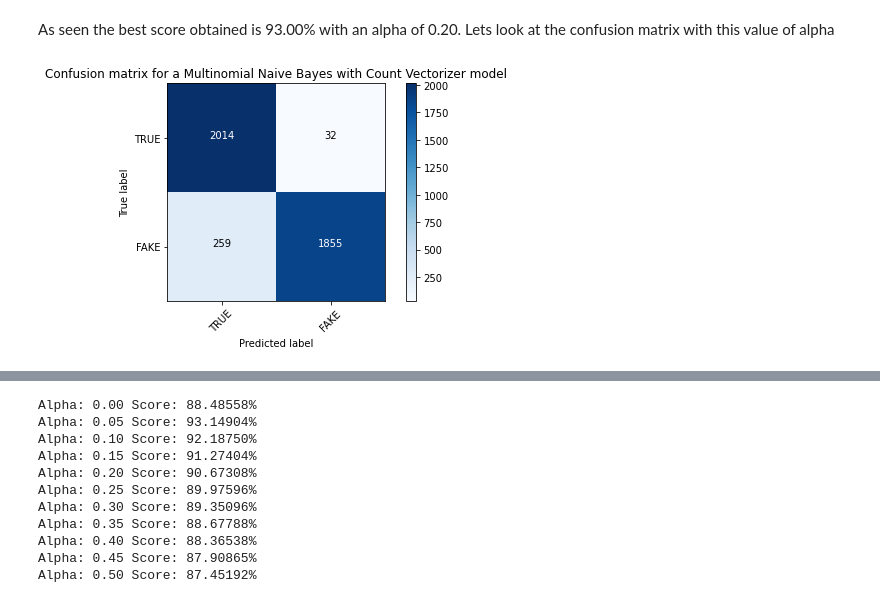
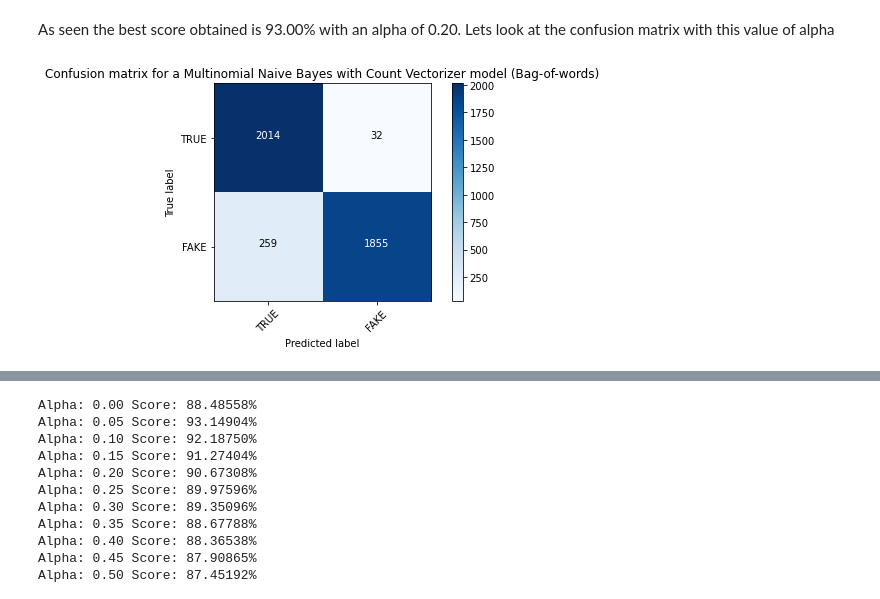
Before and after one commit to Cubba2412/Machine-Learning-Mini-project, a Jupyter notebook: FakeNewsPredictor.ipynb, the cells around one changed output, grey strips where cells are left out. Drawn from its saved outputs; the diff is of its cells as text; code cells hidden in the pictures.

```diff
--- a/FakeNewsPredictor.ipynb
+++ b/FakeNewsPredictor.ipynb
@@ -250,15 +236,15 @@ As seen the best score obtained is 93.00% with an alpha of 0.20. Lets look at th
 # %%
 # Create the Multinomial naive bayes classifier
 nb_classifier = MultinomialNB(alpha = 0.20)
 # Fit it to the data
 nb_classifier.fit(count_train, y_train)
 # Attempt to predict on the test data
 pred_nb_count = nb_classifier.predict(count_test)
 # Create confusion matrix and plot it:
 cm = metrics.confusion_matrix(y_test, pred_nb_count, labels=[0,1])
-plot_confusion_matrix(cm, classes=['TRUE','FAKE'], title ='Confusion matrix for a Multinomial Naive Bayes with Count Vectorizer model')
+plot_confusion_matrix(cm, classes=['TRUE','FAKE'], title ='Confusion matrix for a Multinomial Naive Bayes with Count Vectorizer model (Bag-of-words)')
 # %% [output]
-[figure, old version]
+[figure, new version]
 # %% [markdown]
 As seen we do get quite a lot of false positives which isn't great.
 ## Increasing the performance of Multinomial naive bayes
```
Also changed, not shown: parts of 10 cells of this notebook, 2 other files.
